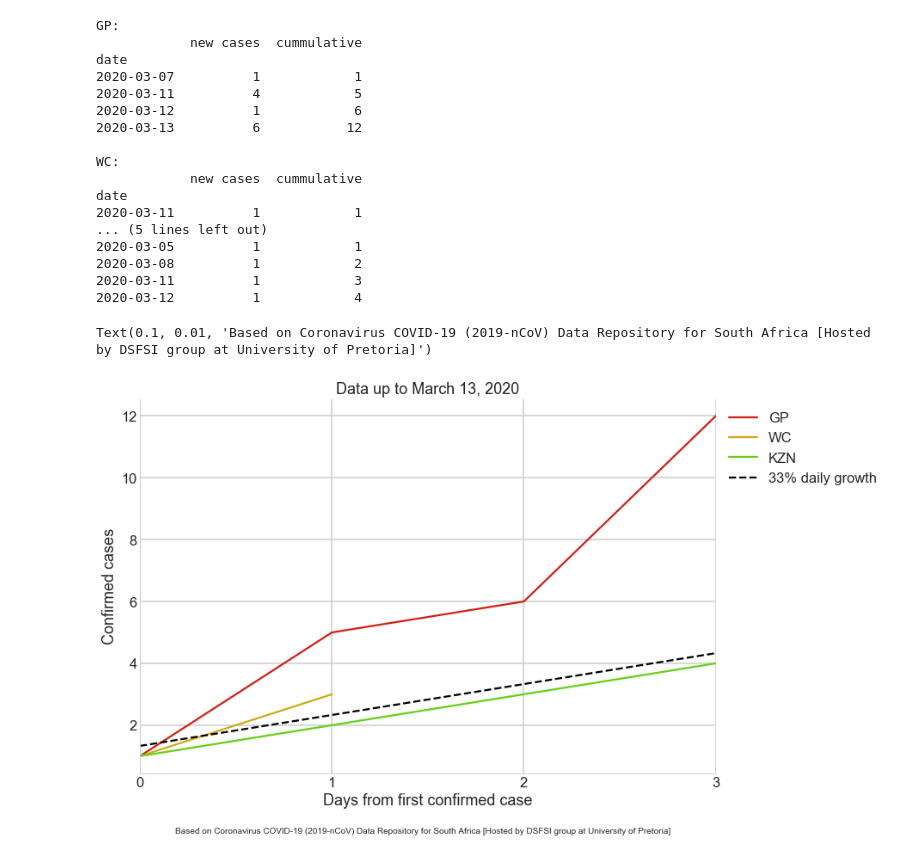
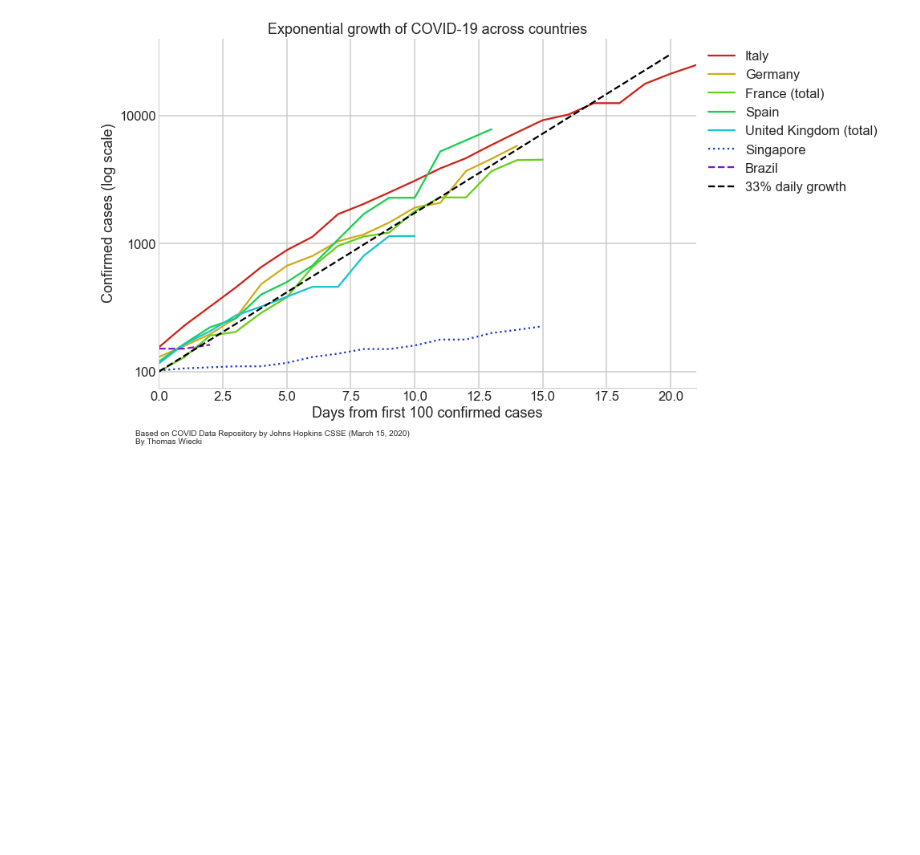
Before and after one commit to dsfsi/covid19za, a Jupyter notebook: notebooks/covid19_growth.ipynb, the cells around one changed output. Drawn from its saved outputs; the diff is of its cells as text; code cells hidden in the pictures; blank space fills up the shorter version.

```diff
--- a/notebooks/covid19_growth.ipynb
+++ b/notebooks/covid19_growth.ipynb
@@ -47,42 +103,42 @@ def plot_confirmed(provinces, min_cases=100, ls='-'):
+# %%
+#hide
+european_countries = ['Italy', 'Germany', 'France (total)', 'Spain', 'United Kingdom (total)']#,
+                      #'Iran']
+large_engl_countries = ['Australia (total)','US (total)', 'Canada (total)', 'Australia (total)']
+asian_countries = ['Singapore', 'Japan', 'Korea, South', 'Hong Kong']
+south_american_countries = ['Argentina', 'Brazil', 'Colombia', 'Chile']
+
+african_countries = ['Ghana','Kenya','Rwanda' ]
+south_africa = ['South Africa']
+
+country_groups = [european_countries, asian_countries, south_american_countries, south_africa]
+line_styles = ['-', ':', '--', '-.', '-']
 # %%
-# sns.set_palette(sns.hls_palette(8, l=.45, s=.8)) # 8 countries max
+#collapse-hide
+
+def plot_countries(df, countries, min_cases=100, ls='-', col='cases'):
+    for country in countries:
+        df_country = df.loc[(df.country == country) & (df.cases >= min_cases)]
+        if len(df_country) == 0:
+            continue
+        df_country.reset_index()[col].plot(label=country, ls=ls)
+
+sns.set_palette(sns.hls_palette(8, l=.45, s=.8)) # 8 countries max
 fig, ax = plt.subplots(figsize=(12, 8))
 
-provinces = ['GP', 'WC', 'KZN']
-plot_confirmed(provinces, min_cases=1, ls='-')
+for countries, ls in zip(country_groups, line_styles):
+    plot_countries(df_confirmed, countries, ls=ls)
 
+x = np.linspace(0, plt.xlim()[1] - 1)
+ax.plot(x, 100 * (1.33) ** x, ls='--', color='k', label='33% daily growth')
 
-
-x = np.linspace(0, plt.xlim()[1])
-plt.plot(x,x+(1.33), ls='--', color='k', label='33% daily growth')
-
-#plt.yscale('log');
-plt.title('Data up to {}'.format(df.index.max().strftime('%B %d, %Y')))
-plt.xlabel('Days from first confirmed case')
-plt.ylabel('Confirmed cases')
+ax.set(yscale='log',
+       title='Exponential growth of COVID-19 across countries',
+       xlabel='Days from first 100 confirmed cases',
+       ylabel='Confirmed cases (log scale)')
 ax.get_yaxis().set_major_formatter(matplotlib.ticker.ScalarFormatter())
-ax.set_xticks(range(0,int(plt.xlim()[1])+1))
-plt.legend(bbox_to_anchor=(1.0, 1.0))
-sns.despine()
-plt.annotate('Based on Coronavirus COVID-19 (2019-nCoV) Data Repository for South Africa [Hosted by DSFSI group at University of Pretoria]',
-             (0.1, 0.01), xycoords='figure fraction', fontsize=10)
+ax.legend(bbox_to_anchor=(1.0, 1.0))
+ax.annotate(**annotate_kwargs)
+sns.despine();
 # %% [output]
-GP:
-            new cases  cummulative
-date
-2020-03-07          1            1
-2020-03-11          4            5
-2020-03-12          1            6
-2020-03-13          6           12
-
-WC:
-            new cases  cummulative
-date
-2020-03-11          1            1
-... (5 lines left out)
-2020-03-05          1            1
-2020-03-08          1            2
-2020-03-11          1            3
-2020-03-12          1            4
-Text(0.1, 0.01, 'Based on Coronavirus COVID-19 (2019-nCoV) Data Repository for South Africa [Hosted by DSFSI group at University of Pretoria]')
-[figure, old version]
+[figure, new version]
```
Also changed, not shown: parts of 15 cells of this notebook, 3 other files.
